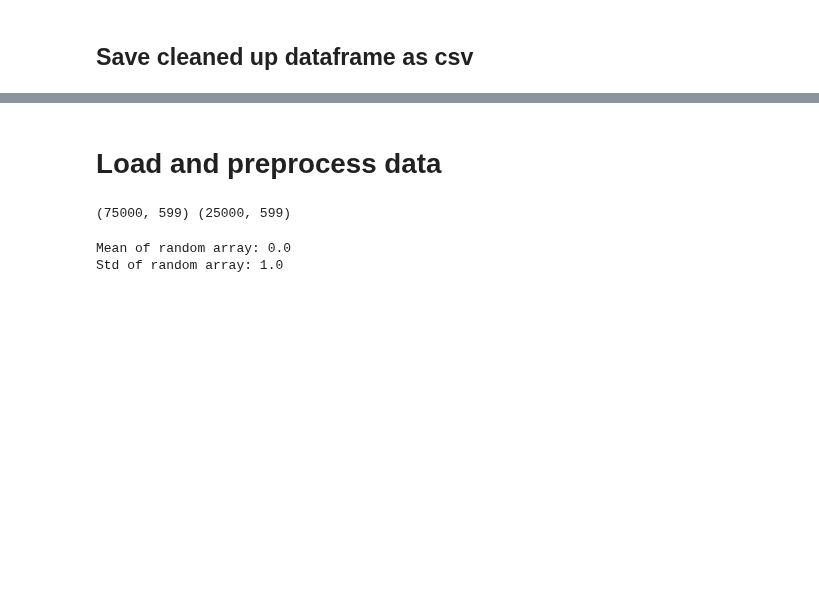
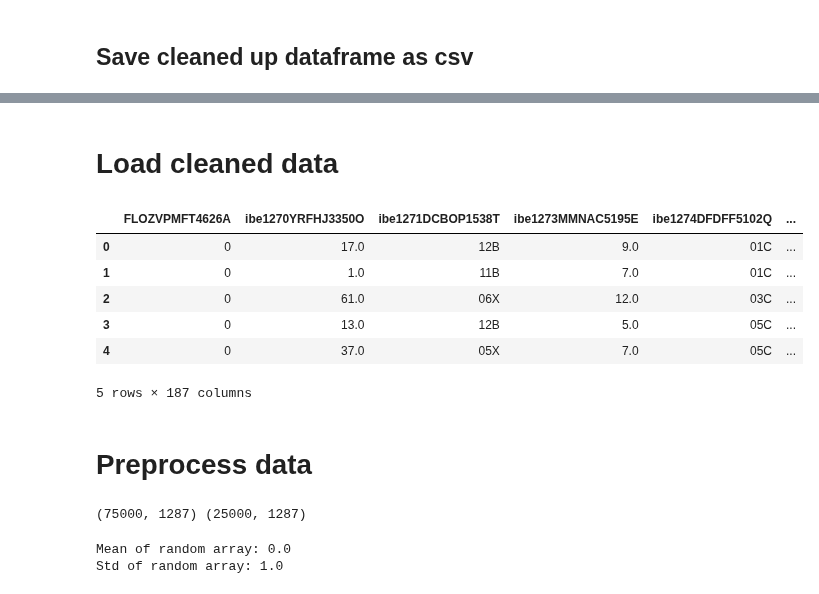
Before and after one commit to caheredia/target_modeling, a Jupyter notebook: 0.1-cristian_explore_data.ipynb, the cells around one changed output, grey strips where cells are left out. Drawn from its saved outputs; the diff is of its cells as text; code cells hidden in the pictures; blank space fills up the shorter version.

```diff
--- a/0.1-cristian_explore_data.ipynb
+++ b/0.1-cristian_explore_data.ipynb
@@ -266,4 +256,18 @@ hard_date.astype(np.int64)
 # %% [markdown]
-# Load and preprocess data
+# Load cleaned data
+# %%
+filename = 'data/interim/cleaned_columns.csv'
+df = pd.read_csv(filename)
+df.head()
+# %% [output]
+|  | FLOZVPMFT4626A | ibe1270YRFHJ3350O | ibe1271DCBOP1538T | ibe1273MMNAC5195E | ibe1274DFDFF5102Q | ... |
+| 0 | 0 | 17.0 | 12B | 9.0 | 01C | ... |
+| 1 | 0 | 1.0 | 11B | 7.0 | 01C | ... |
+| 2 | 0 | 61.0 | 06X | 12.0 | 03C | ... |
+| 3 | 0 | 13.0 | 12B | 5.0 | 05C | ... |
+| 4 | 0 | 37.0 | 05X | 7.0 | 05C | ... |
+5 rows × 187 columns
+# %% [markdown]
+# Preprocess data
 # %%
 # Load data
@@ -272,11 +276,11 @@ target = df.iloc[:,0].values
 # %%
 from sklearn.model_selection import train_test_split
 
-Xtrain, Xtest, ytrain, ytest = train_test_split(data, target,
+Xtrain, Xtest, ytrain, ytest = train_test_split(X, target,
                                                 random_state=2)
 print(Xtrain.shape, Xtest.shape)
 # %% [output]
-(75000, 599) (25000, 599)
+(75000, 1287) (25000, 1287)
 # %%
 # preprocess data
 from sklearn.preprocessing import StandardScaler
```
Also changed, not shown: parts of 58 cells of this notebook.
